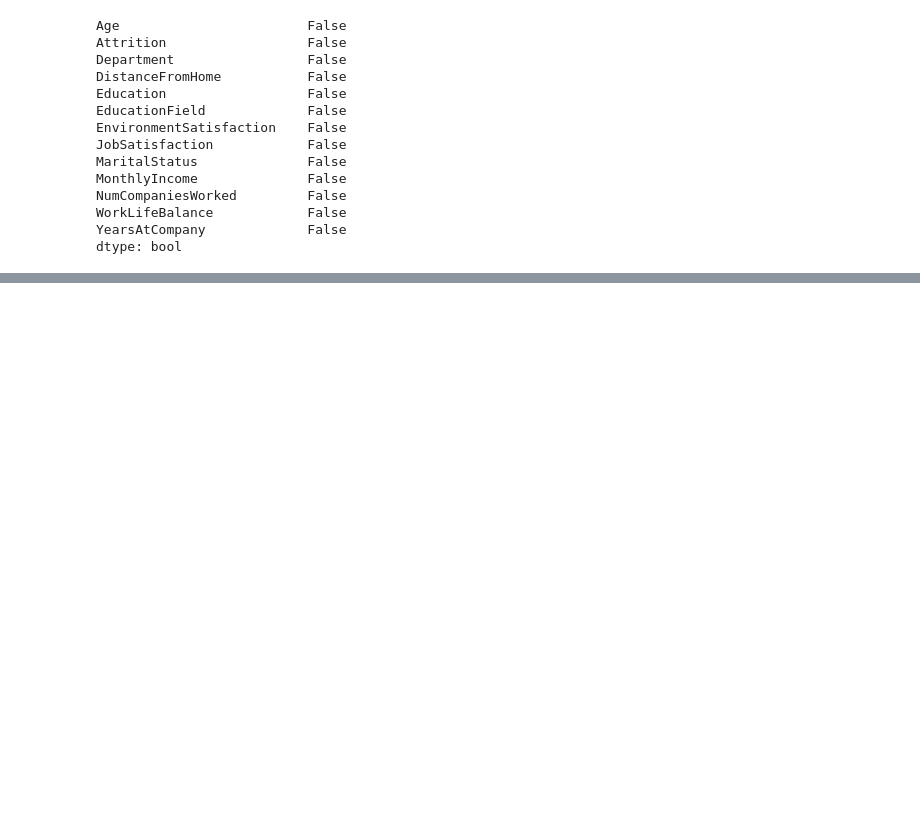
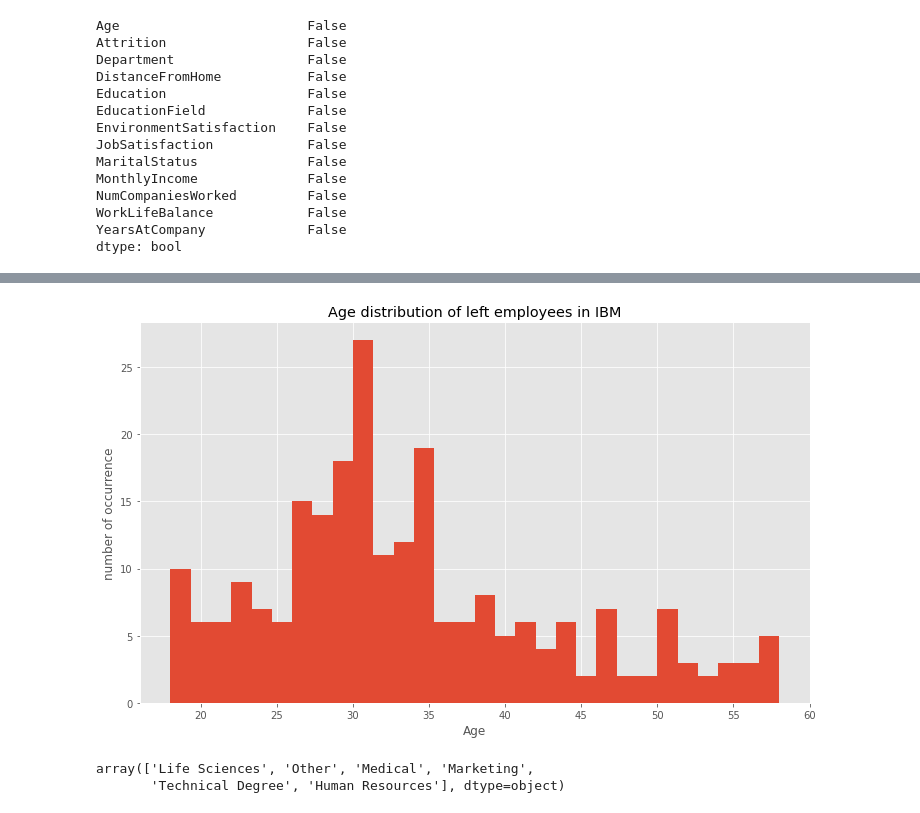
Before and after one commit to AmbassadorOTU/ibm-attrition-data, a Jupyter notebook: Attrition_modelling.ipynb, the cells around one changed output, grey strips where cells are left out. Cells and saved outputs as stored; diff of their text form; code cells hidden in the pictures; blank space fills up the shorter version.

```diff
--- a/Attrition_modelling.ipynb
+++ b/Attrition_modelling.ipynb
@@ -151,0 +114,10 @@ attrition_data.groupby(['Age', 'Attrition']).groups
+# %%
+plot_distibution(left_employees['Age'], 'Age', 'number of occurrence', 'Age distribution of left employees in IBM')
+# %% [output]
+[figure, added]
+# %%
+# distribution of employees by education field
+attrition_data['EducationField'].unique()
+# %% [output]
+array(['Life Sciences', 'Other', 'Medical', 'Marketing',
+       'Technical Degree', 'Human Resources'], dtype=object)
```
Also changed, not shown: parts of 48 cells of this notebook.
